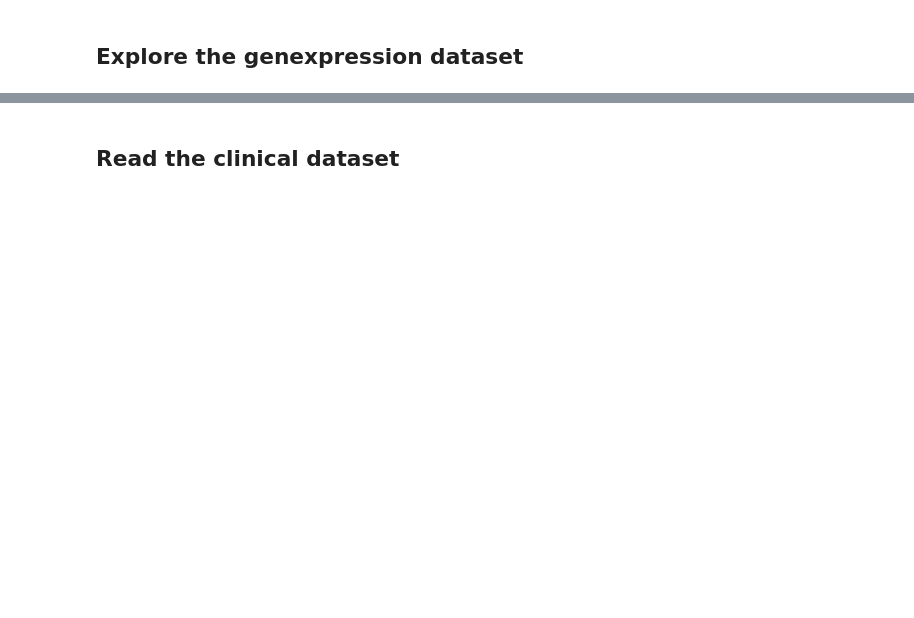
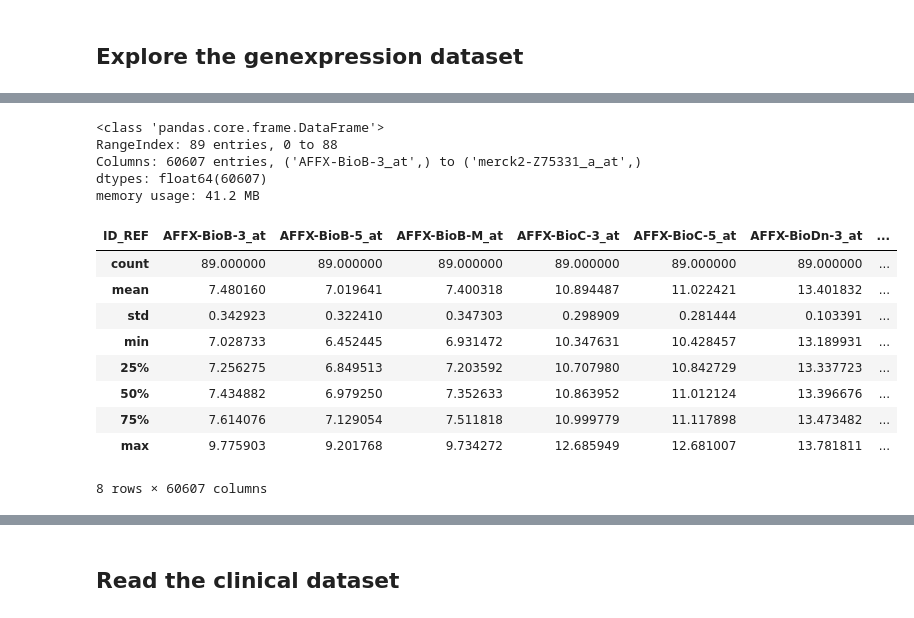
Before and after one commit to ChiaraBecht/Unsupervised_Machine_Learning, a Jupyter notebook: preprocessing/Preprocessing.ipynb, the cells around one changed output, grey strips where cells are left out. Cells and saved outputs as stored; diff of their text form; code cells hidden in the pictures; blank space fills up the shorter version.

```diff
--- a/preprocessing/Preprocessing.ipynb
+++ b/preprocessing/Preprocessing.ipynb
@@ -73,0 +89,21 @@ genexp.shape
+# %%
+genexp.info()
+# %% [output]
+<class 'pandas.core.frame.DataFrame'>
+RangeIndex: 89 entries, 0 to 88
+Columns: 60607 entries, ('AFFX-BioB-3_at',) to ('merck2-Z75331_a_at',)
+dtypes: float64(60607)
+memory usage: 41.2 MB
+# %%
+genexp.describe()
+# %% [output]
+| ID_REF | AFFX-BioB-3_at | AFFX-BioB-5_at | AFFX-BioB-M_at | AFFX-BioC-3_at | AFFX-BioC-5_at | AFFX-BioDn-3_at | ... |
+| count | 89.000000 | 89.000000 | 89.000000 | 89.000000 | 89.000000 | 89.000000 | ... |
+| mean | 7.480160 | 7.019641 | 7.400318 | 10.894487 | 11.022421 | 13.401832 | ... |
+| std | 0.342923 | 0.322410 | 0.347303 | 0.298909 | 0.281444 | 0.103391 | ... |
+| min | 7.028733 | 6.452445 | 6.931472 | 10.347631 | 10.428457 | 13.189931 | ... |
+| 25% | 7.256275 | 6.849513 | 7.203592 | 10.707980 | 10.842729 | 13.337723 | ... |
+| 50% | 7.434882 | 6.979250 | 7.352633 | 10.863952 | 11.012124 | 13.396676 | ... |
+| 75% | 7.614076 | 7.129054 | 7.511818 | 10.999779 | 11.117898 | 13.473482 | ... |
+| max | 9.775903 | 9.201768 | 9.734272 | 12.685949 | 12.681007 | 13.781811 | ... |
+8 rows × 60607 columns
```
Also changed, not shown: parts of 10 cells of this notebook, 1 other file.
